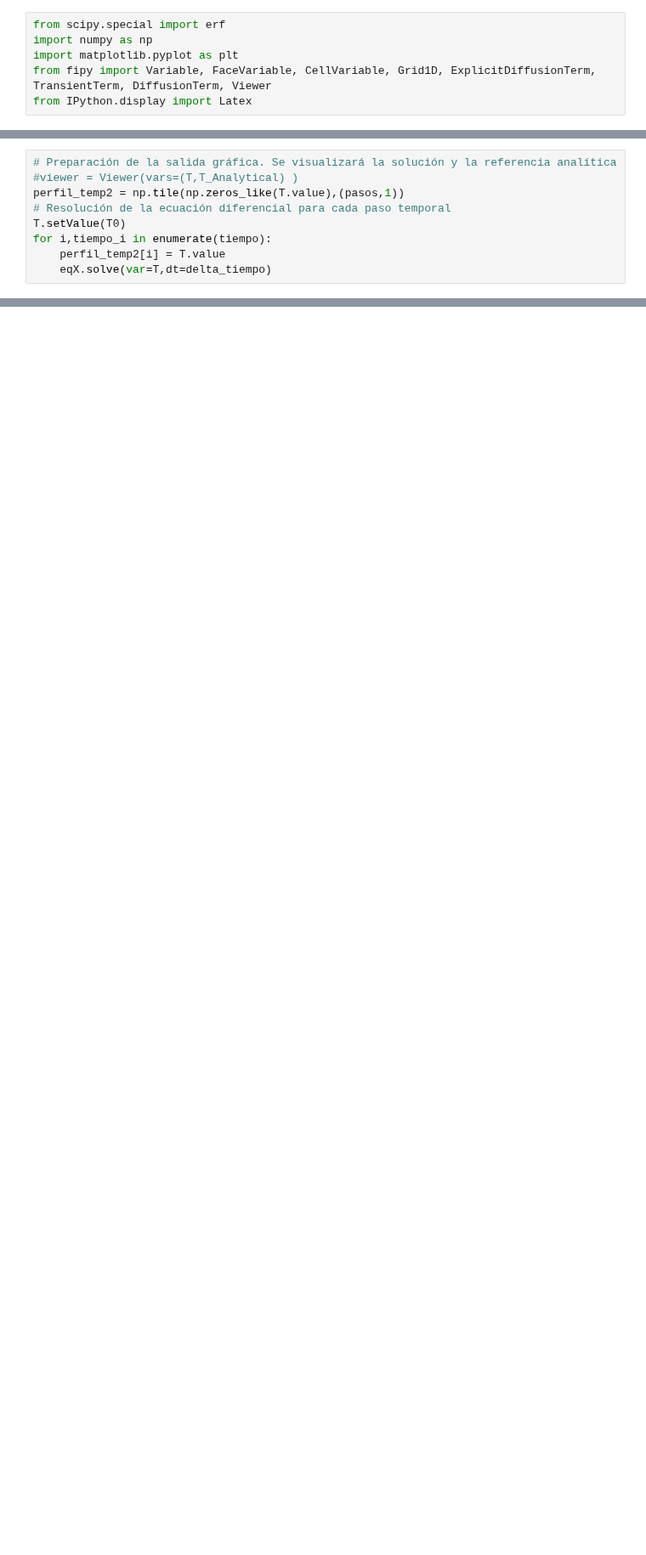
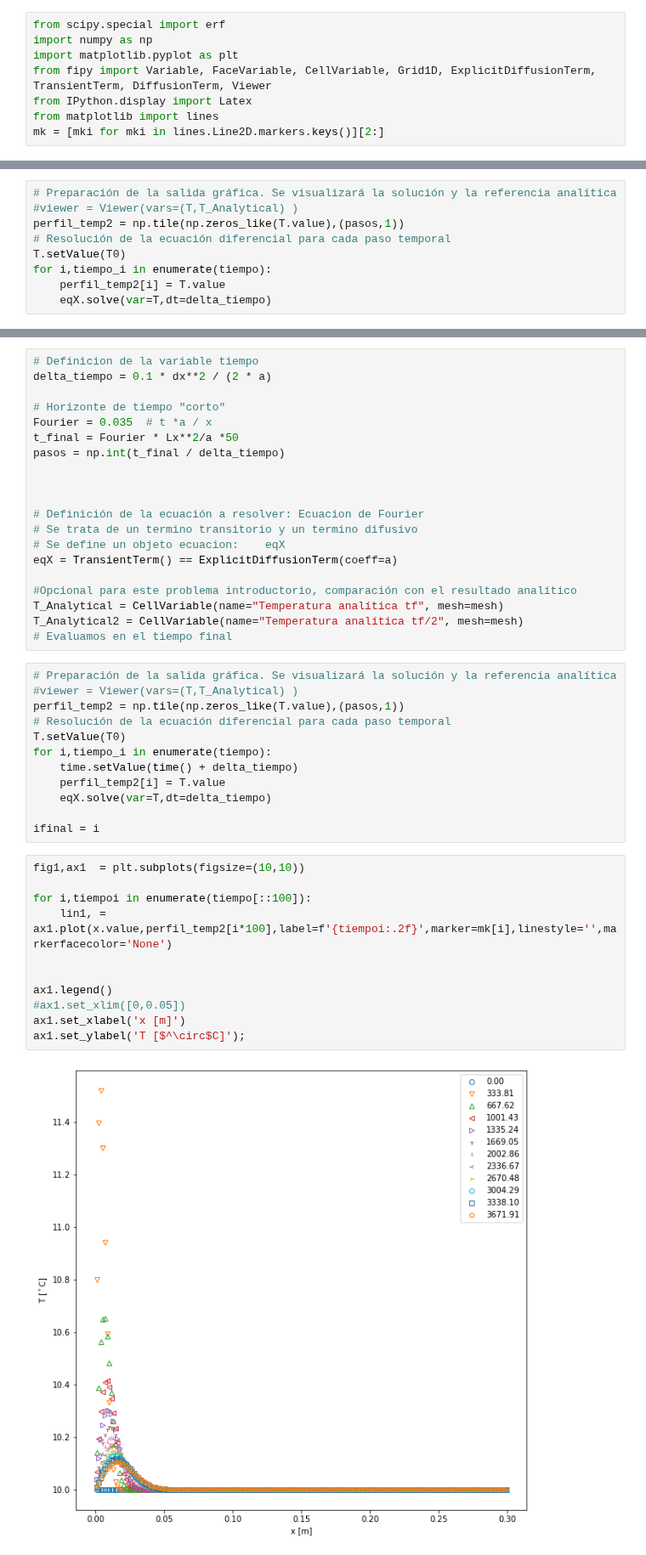
Before and after one commit to juandadamo/clases_fiuba, a Jupyter notebook: 6731/difusion-y-soluciones-numericas.ipynb, the cells around one changed output, grey strips where cells are left out. Shown at 85% size. Drawn from its saved outputs; the diff is of its cells as text; blank space fills up the shorter version.

```diff
--- a/6731/difusion-y-soluciones-numericas.ipynb
+++ b/6731/difusion-y-soluciones-numericas.ipynb
@@ -37,6 +41,8 @@ import numpy as np
 import matplotlib.pyplot as plt
 from fipy import Variable, FaceVariable, CellVariable, Grid1D, ExplicitDiffusionTerm, TransientTerm, DiffusionTerm, Viewer
 from IPython.display import Latex
+from matplotlib import lines
+mk = [mki for mki in lines.Line2D.markers.keys()][2:]
 # %% [markdown]
 ## Solucion numerica del problema de difusión
 ### Conducción no estacionaria en tranferencia de calor
@@ -215,0 +255,45 @@ ax1.set_ylabel('T [$^\circ$C]');
+# %%
+# Definicion de la variable tiempo
+delta_tiempo = 0.1 * dx**2 / (2 * a)
+
+# Horizonte de tiempo "corto"
+Fourier = 0.035  # t *a / x
+t_final = Fourier * Lx**2/a *50
+pasos = np.int(t_final / delta_tiempo)
+
+
+
+# Definición de la ecuación a resolver: Ecuacion de Fourier
+# Se trata de un termino transitorio y un termino difusivo
+# Se define un objeto ecuacion:    eqX
+eqX = TransientTerm() == ExplicitDiffusionTerm(coeff=a)
+
+#Opcional para este problema introductorio, comparación con el resultado analítico
+T_Analytical = CellVariable(name="Temperatura analítica tf", mesh=mesh)
+T_Analytical2 = CellVariable(name="Temperatura analítica tf/2", mesh=mesh)
+# Evaluamos en el tiempo final
+# %%
+# Preparación de la salida gráfica. Se visualizará la solución y la referencia analítica
+#viewer = Viewer(vars=(T,T_Analytical) )
+perfil_temp2 = np.tile(np.zeros_like(T.value),(pasos,1))
+# Resolución de la ecuación diferencial para cada paso temporal
+T.setValue(T0)
+for i,tiempo_i in enumerate(tiempo):
+    time.setValue(time() + delta_tiempo)
+    perfil_temp2[i] = T.value
+    eqX.solve(var=T,dt=delta_tiempo)
+
+ifinal = i
+# %%
+fig1,ax1  = plt.subplots(figsize=(10,10))
+
+for i,tiempoi in enumerate(tiempo[::100]):
+    lin1, = ax1.plot(x.value,perfil_temp2[i*100],label=f'{tiempoi:.2f}',marker=mk[i],linestyle='',markerfacecolor='None')
+
+
+ax1.legend()
+#ax1.set_xlim([0,0.05])
+ax1.set_xlabel('x [m]')
+ax1.set_ylabel('T [$^\circ$C]');
+# %% [output]
+[figure, added]
```
Also changed, not shown: parts of 6 cells of this notebook, 7 other files.
